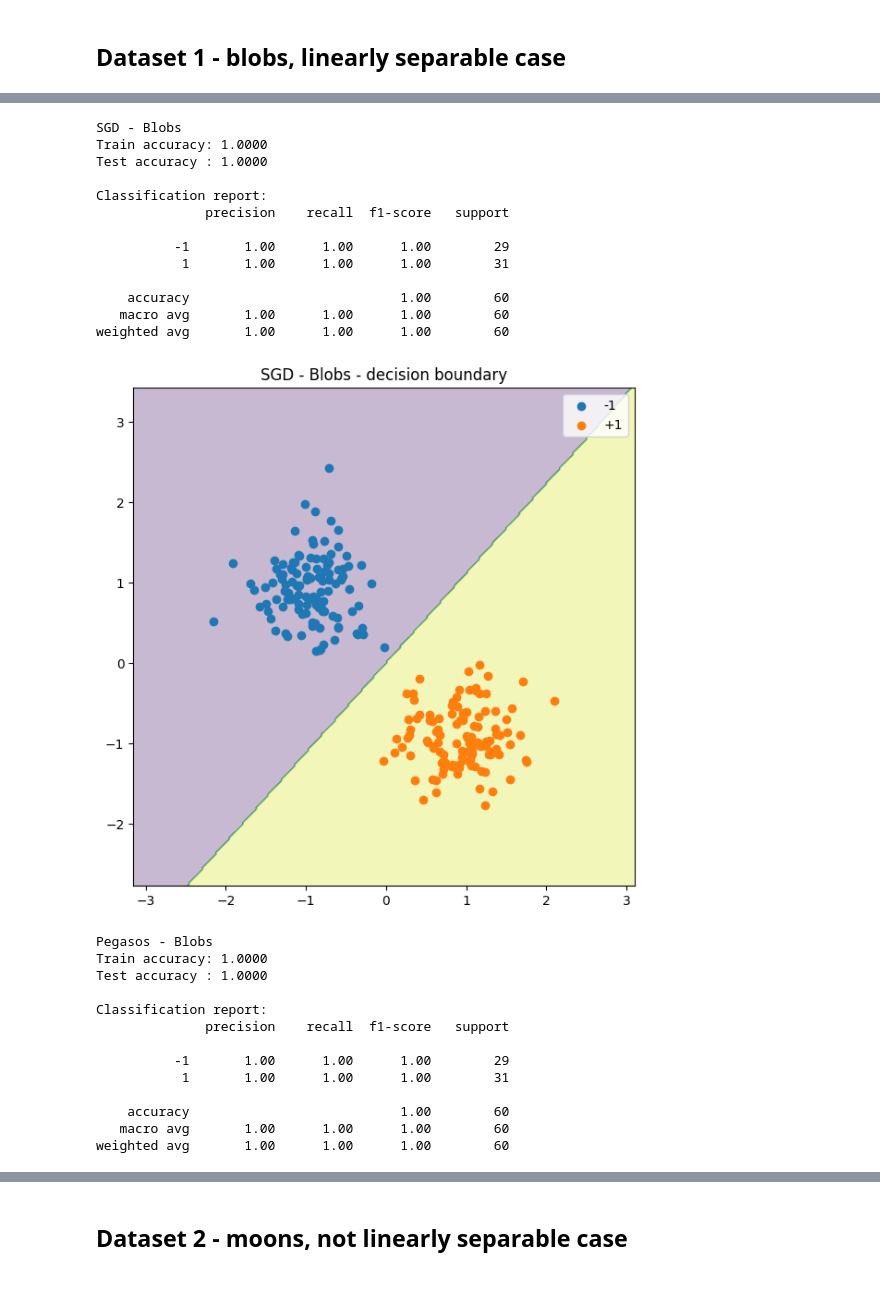
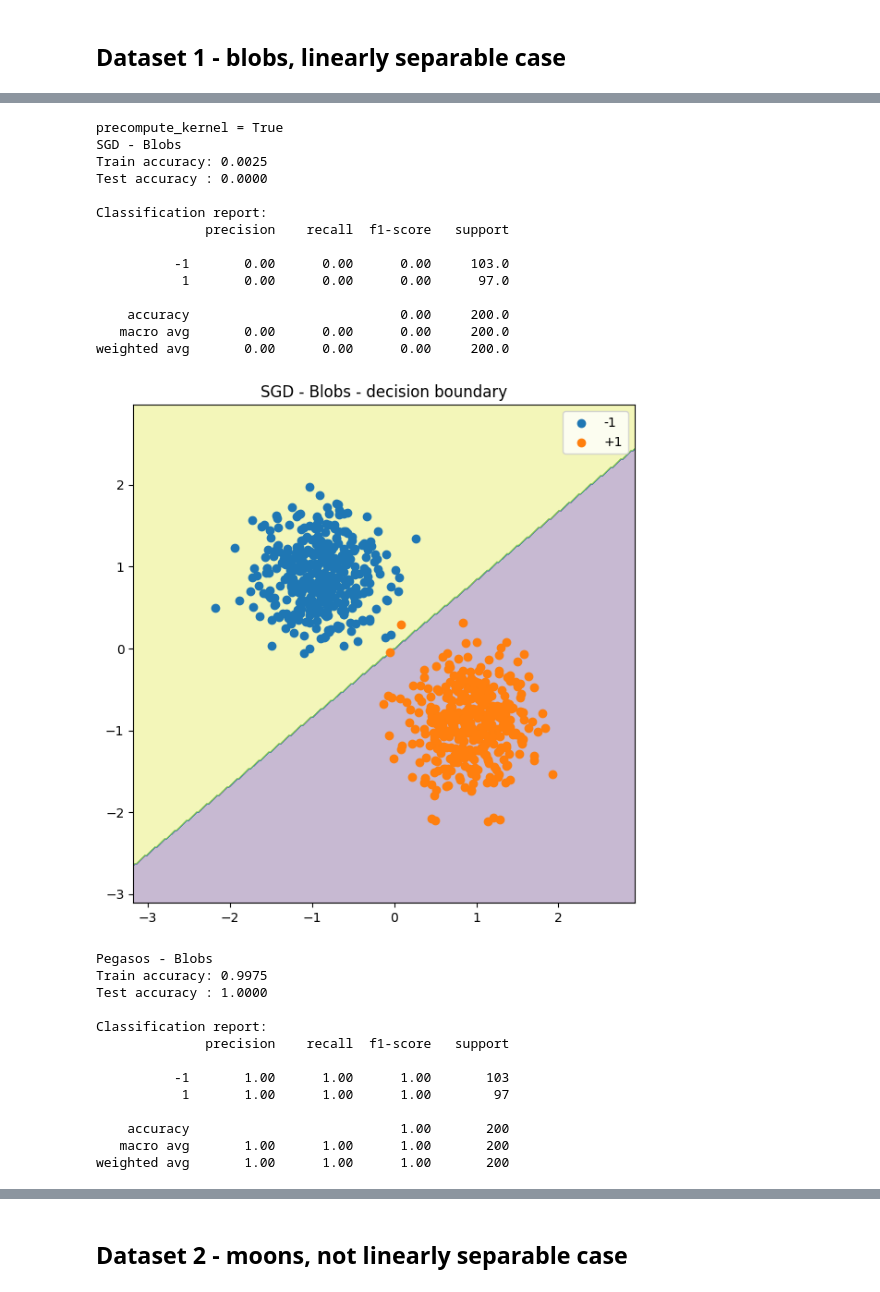
Before and after one commit to PioRow/Stochastic_Conjugete_subgradient_algorithm_for_kernel_SVM, a Jupyter notebook: algorithm_base_comparison.ipynb, the cells around one changed output, grey strips where cells are left out. Drawn from its saved outputs; the diff is of its cells as text; code cells hidden in the pictures.

```diff
--- a/algorithm_base_comparison.ipynb
+++ b/algorithm_base_comparison.ipynb
@@ -54,10 +54,24 @@ def evaluate_model(model, X_train, X_test, y_train, y_test, model_name="Model",
     print("\nClassification report:")
     print(classification_report(y_test, test_preds))
     plot_decision_boundary( model, X_train, y_train, title=f"{model_name} - decision boundary")
+
+def plot_convergence(models, labels):
+    plt.figure(figsize=(8,6))
+    for model, label in zip(models, labels):
+        plt.plot(
+            model.history,
+            label=label
+        )
+    plt.xlabel("Iteration")
+    plt.ylabel("Objective value")
+    plt.title("Convergence comparison")
+
+    plt.legend()
+    plt.show()
 # %% [markdown]
 ## Dataset 1 - blobs, linearly separable case
 # %%
-X, y = make_blobs( n_samples=300, centers=2, cluster_std=1.5, random_state=42)
+X, y = make_blobs(n_samples=1000, centers=2, cluster_std=1.5, random_state=42)
 y = 2*y - 1
 
 scaler = StandardScaler()
@@ -69,38 +83,45 @@ plot_dataset(X, y, "Blobs Dataset")
 # %%
 X_train, X_test, y_train, y_test = train_test_split( X, y, test_size=0.2, random_state=42)
 sgd_model = SGDBaseline(kernel=LinearKernel(), eta=0.001)
-evaluate_model( sgd_model, X_train, X_test, y_train, y_test, model_name="SGD - Blobs", fit_kwargs={ "max_iter": 500, "precompute_kernel": True })
+evaluate_model( sgd_model, X_train, X_test, y_train, y_test, model_name="SGD - Blobs", fit_kwargs={ "max_iter": 100, "precompute_kernel": True })
 
 pegasos_model = PegasosBaseline(kernel=LinearKernel())
-evaluate_model( pegasos_model, X_train, X_test, y_train, y_test, model_name="Pegasos - Blobs", fit_kwargs={ "max_iter": 1000, "precompute_kernel": True })
+evaluate_model( pegasos_model, X_train, X_test, y_train, y_test, model_name="Pegasos - Blobs", fit_kwargs={ "max_iter": 100, "precompute_kernel": True })
 
 scsg_model = StochasticConjugateSubgradientAlgorithm(kernel=LinearKernel())
-evaluate_model(scsg_model, X_train, X_test, y_train, y_test, model_name="SCSG - Blobs", fit_kwargs={ "max_iter": 30, "batch_size": 10 })
+evaluate_model(scsg_model, X_train, X_test, y_train, y_test, model_name="SCSG - Blobs", fit_kwargs={ "max_iter": 100, "batch_size": 8 })
+
+
+plot_convergence(
+    [sgd_model, pegasos_model, scsg_model],
+    ["SGD", "Pegasos", "SCSG"]
+)
 # %% [output]
+precompute_kernel = True
 SGD - Blobs
-Train accuracy: 1.0000
-Test accuracy : 1.0000
+Train accuracy: 0.0025
+Test accuracy : 0.0000
 
 Classification report:
               precision    recall  f1-score   support
 
-          -1       1.00      1.00      1.00        29
-           1       1.00      1.00      1.00        31
+          -1       0.00      0.00      0.00     103.0
+           1       0.00      0.00      0.00      97.0
 
-    accuracy                           1.00        60
-   macro avg       1.00      1.00      1.00        60
-weighted avg       1.00      1.00      1.00        60
+    accuracy                           0.00     200.0
+   macro avg       0.00      0.00      0.00     200.0
+weighted avg       0.00      0.00      0.00     200.0
-[figure, old version]
+[figure, new version]
 Pegasos - Blobs
-Train accuracy: 1.0000
+Train accuracy: 0.9975
 Test accuracy : 1.0000
 
 Classification report:
               precision    recall  f1-score   support
 
-          -1       1.00      1.00      1.00        29
-           1       1.00      1.00      1.00        31
+          -1       1.00      1.00      1.00       103
+           1       1.00      1.00      1.00        97
 
-    accuracy                           1.00        60
-   macro avg       1.00      1.00      1.00        60
-weighted avg       1.00      1.00      1.00        60
+    accuracy                           1.00       200
+   macro avg       1.00      1.00      1.00       200
+weighted avg       1.00      1.00      1.00       200
```
Also changed, not shown: parts of 6 cells of this notebook, 1 other file.
